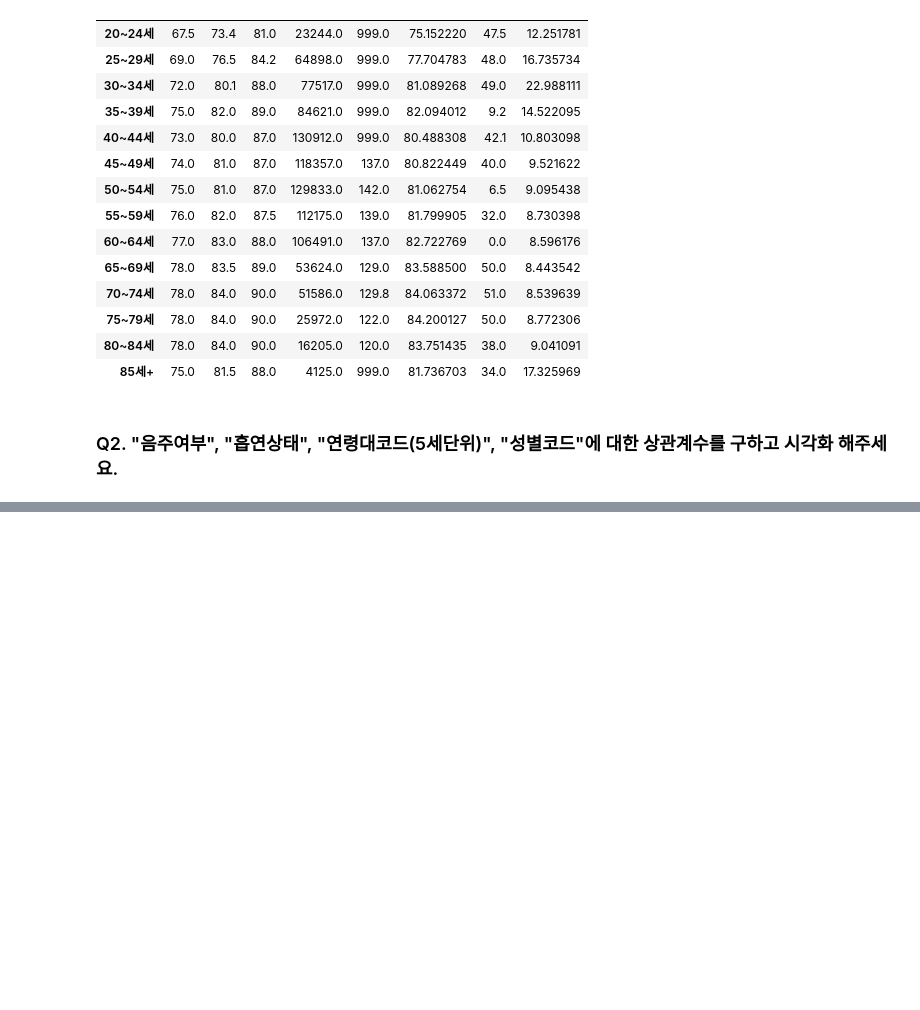
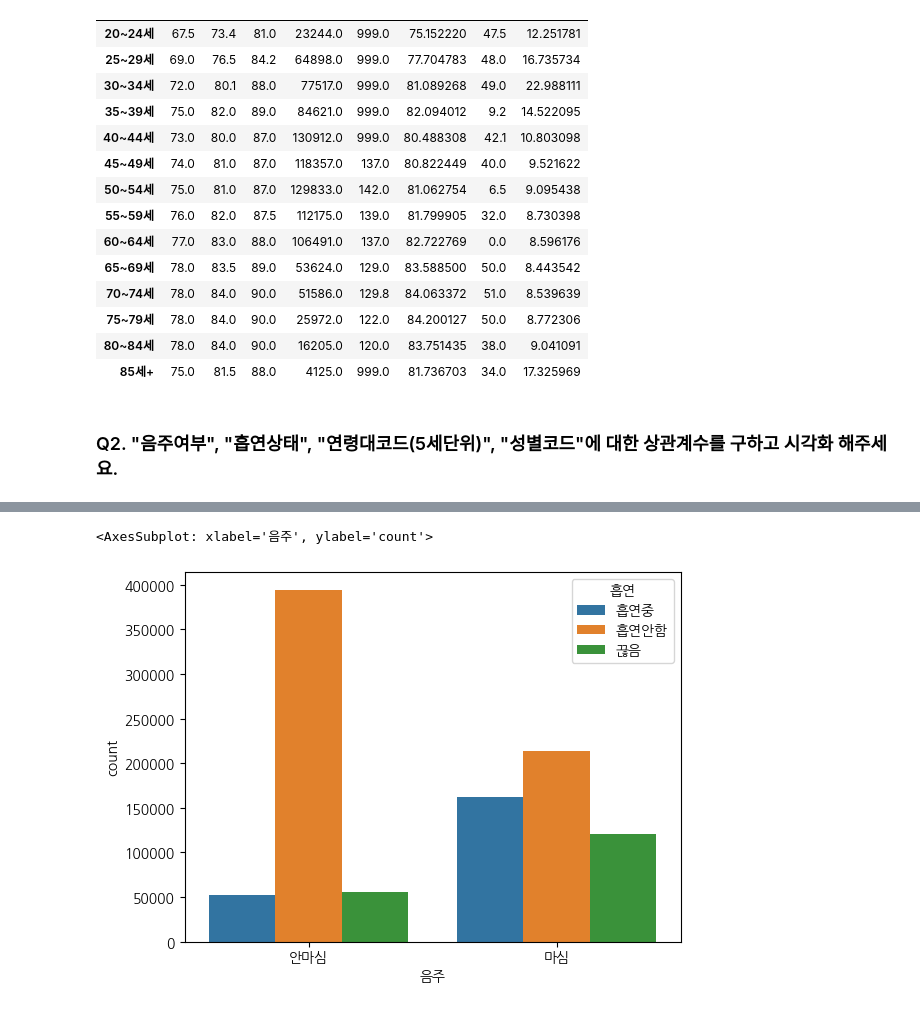
Before and after one commit to seongbeom-kr/boost_data_science, a Jupyter notebook: week3.ipynb, the cells around one changed output, grey strips where cells are left out. Saved outputs shown, nothing was run; the diff lists cells and outputs as text; code cells hidden in the pictures; blank space fills up the shorter version.

```diff
--- a/week3.ipynb
+++ b/week3.ipynb
@@ -85,0 +156,5 @@ df1.pivot_table(index='연령대',values='허리둘레',
+# %%
+sns.countplot(data=df2, x='음주',hue='흡연')
+# %% [output]
+<AxesSubplot: xlabel='음주', ylabel='count'>
+[figure, added]
```
Also changed, not shown: parts of 17 cells of this notebook.
